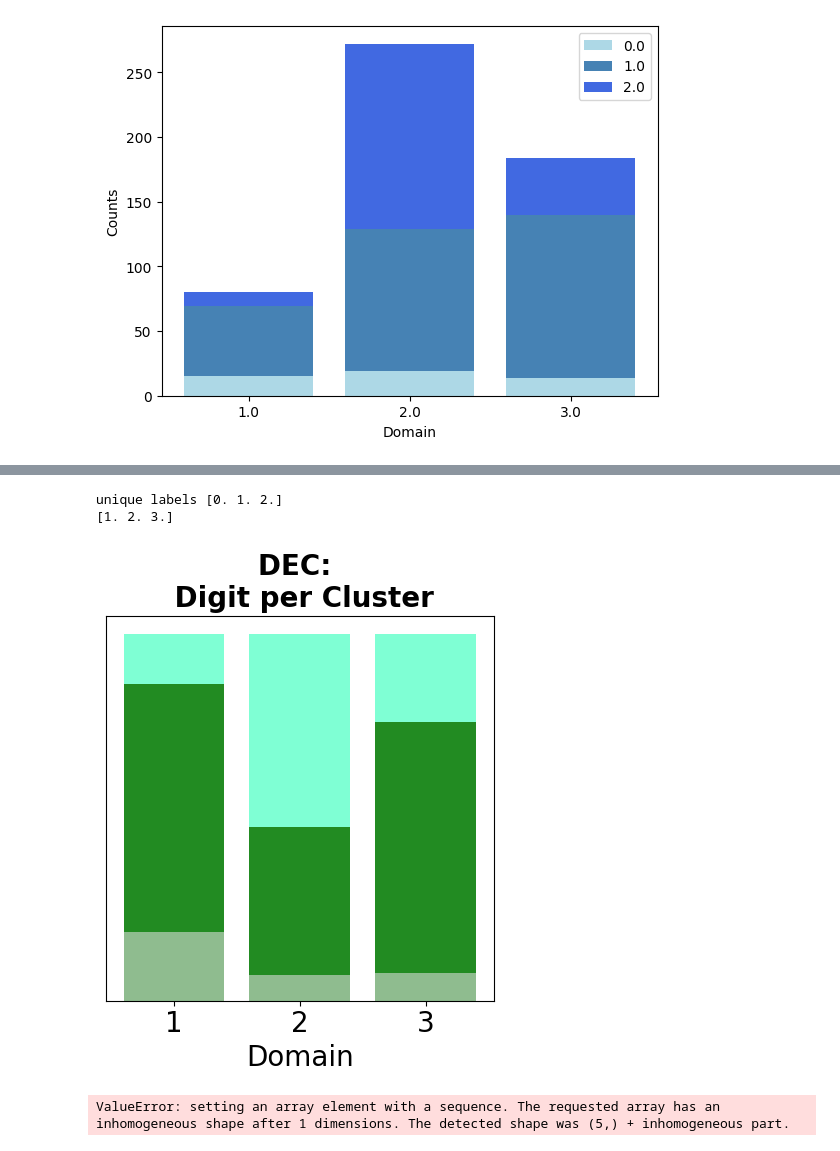
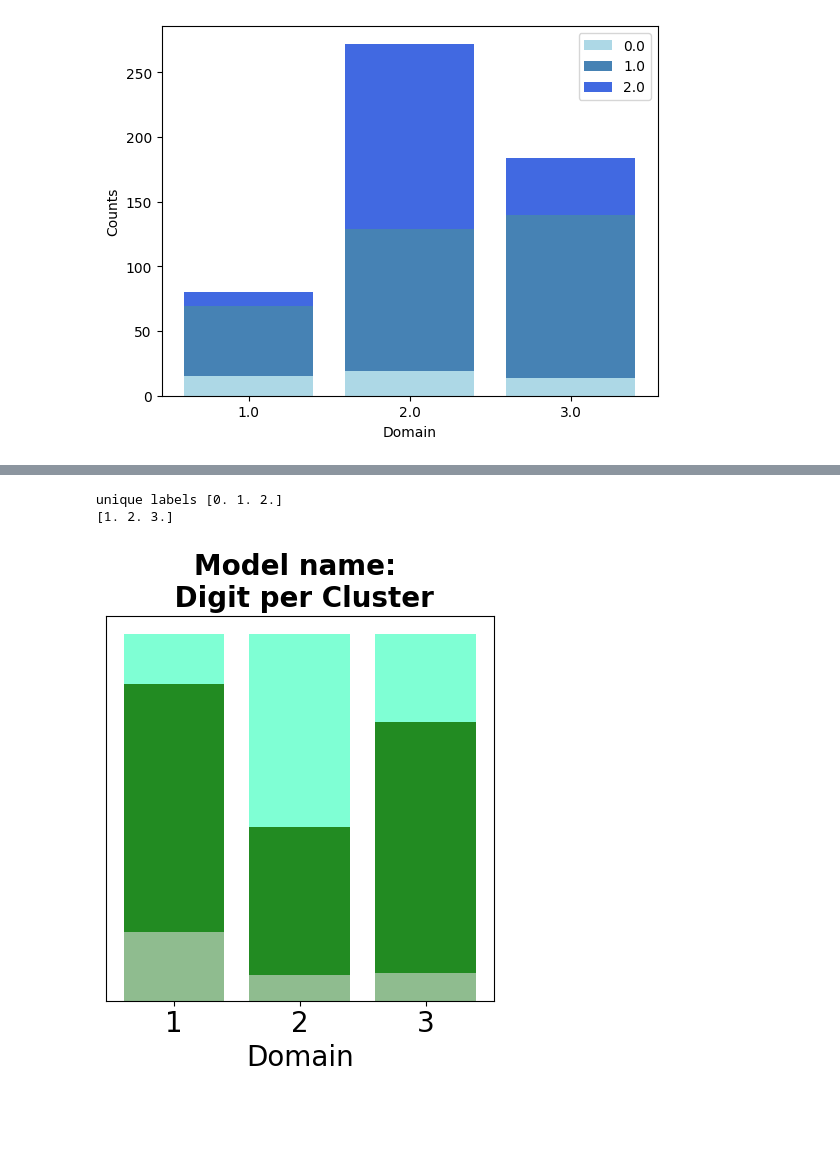
Before and after one commit to DIDSR/DomId, a Jupyter notebook: notebooks/MNIST_color_post_training_analysis.ipynb, the cells around one changed output, grey strips where cells are left out. Drawn from its saved outputs; the diff is of its cells as text; code cells hidden in the pictures; blank space fills up the shorter version.

```diff
--- a/notebooks/MNIST_color_post_training_analysis.ipynb
+++ b/notebooks/MNIST_color_post_training_analysis.ipynb
@@ -251,12 +251,8 @@ array([1., 2., 1., 2., 1., 0., 2., 2., 1., 2., 2., 0., 2., 2., 1., 1., 2.,
        1., 0., 1., 2., 1., 2., 1., 1., 2., 2., 1., 2., 1., 1., 2., 1., 1.,
        2., 0., 1., 1., 0., 1., 2., 2., 1.])
 # %%
-plot_something_per_domain_proportion(domain, digit, digits_per_domain, fs =20, title = 'DEC: \n Digit per Cluster')
+plot_something_per_domain_proportion(domain, digit, digits_per_domain, fs =20, title = 'Model name: \n Digit per Cluster')
 # %% [output]
 unique labels [0. 1. 2.]
 [1. 2. 3.]
-[figure, old version]
+[figure, new version]
-# %%
-np.argmax(np.array_split(digits_per_domain, 5),1)+1
-# %% [output]
-ValueError: setting an array element with a sequence. The requested array has an inhomogeneous shape after 1 dimensions. The detected shape was (5,) + inhomogeneous part.
```
Also changed, not shown: parts of 2 cells of this notebook, 1 other file.
